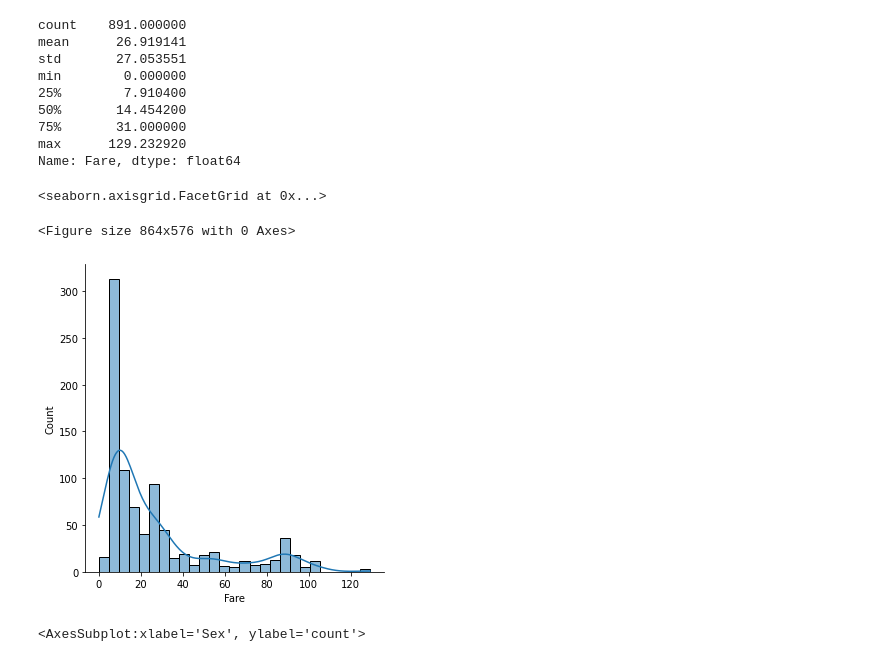
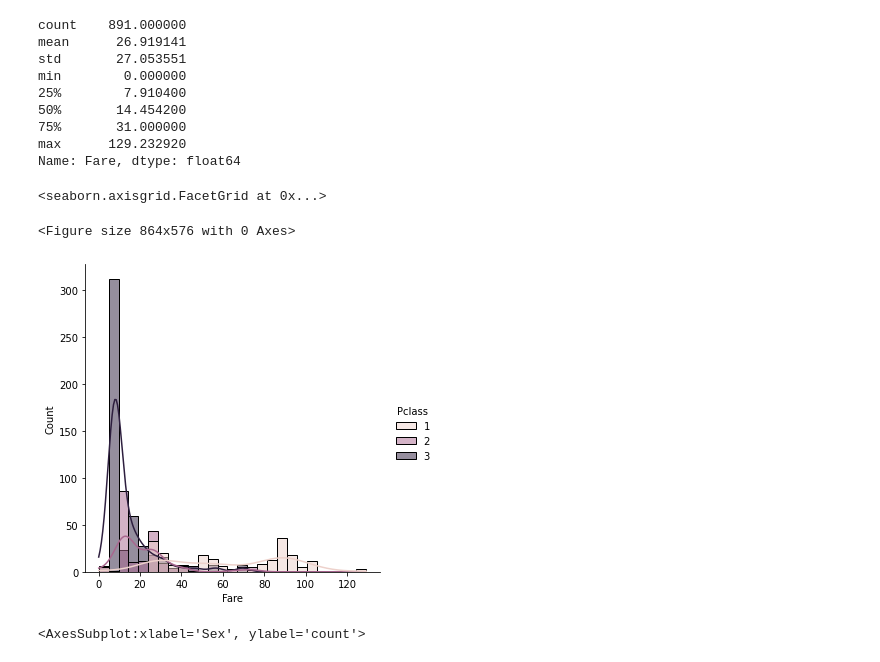
Before and after one commit to sperng/kaggle_Titanic, a Jupyter notebook: titanic_competition.ipynb, the cells around one changed output. Drawn from its saved outputs; the diff is of its cells as text; code cells hidden in the pictures.

```diff
--- a/titanic_competition.ipynb
+++ b/titanic_competition.ipynb
@@ -155,11 +158,11 @@ max      129.232920
 Name: Fare, dtype: float64
 # %%
 plt.figure(figsize=(12,8))
-sns.displot(data=df, kind='hist',x='Fare',kde=True)
+sns.displot(data=df, kind='hist',x='Fare',kde=True,hue='Pclass')
 # %% [output]
 <seaborn.axisgrid.FacetGrid at 0x...>
 <Figure size 864x576 with 0 Axes>
-[figure, old version]
+[figure, new version]
 # %%
 #exploring the relationship between Sex and the label
 plt.figure(figsize=(10,6))
```
Also changed, not shown: parts of 44 cells of this notebook, 1 other file.
